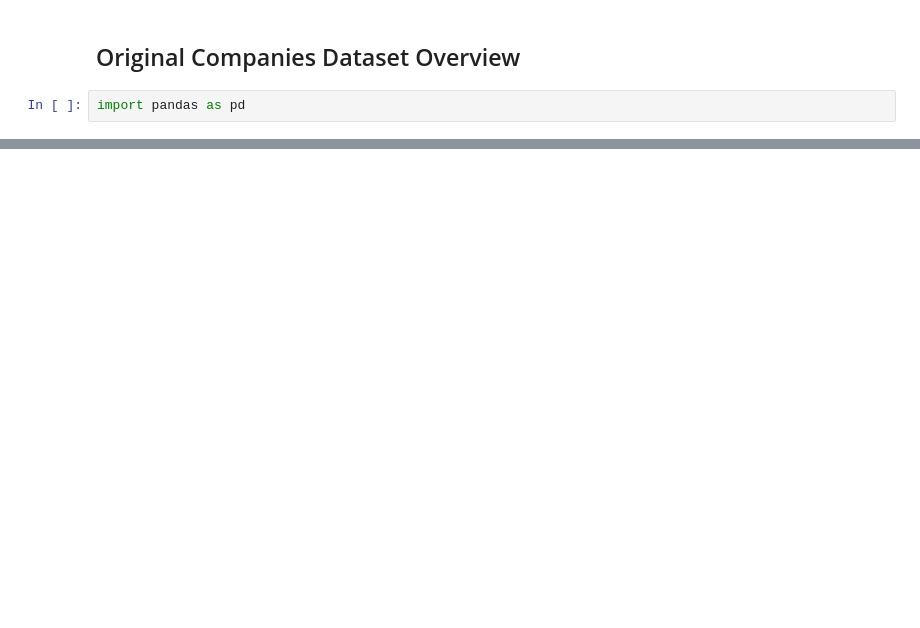
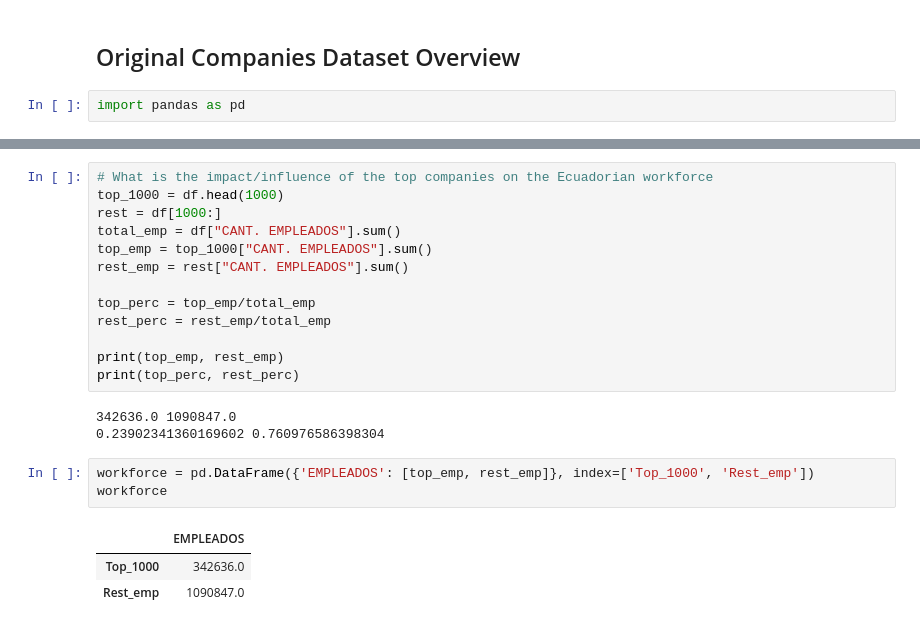
Before and after one commit to JFNebel/ecuadorian-graduates-workforce-mobility, a Jupyter notebook: Avance1/DatasetOverview.ipynb, the cells around one changed output, grey strips where cells are left out. Cells and saved outputs as stored; diff of their text form; blank space fills up the shorter version.

```diff
--- a/Avance1/DatasetOverview.ipynb
+++ b/Avance1/DatasetOverview.ipynb
@@ -9,0 +63,23 @@ FileNotFoundError: [Errno 2] No such file or directory: 'Datasets/originalSuperC
+# %%
+# What is the impact/influence of the top companies on the Ecuadorian workforce
+top_1000 = df.head(1000)
+rest = df[1000:]
+total_emp = df["CANT. EMPLEADOS"].sum()
+top_emp = top_1000["CANT. EMPLEADOS"].sum()
+rest_emp = rest["CANT. EMPLEADOS"].sum()
+
+top_perc = top_emp/total_emp
+rest_perc = rest_emp/total_emp
+
+print(top_emp, rest_emp)
+print(top_perc, rest_perc)
+# %% [output]
+342636.0 1090847.0
+0.23902341360169602 0.760976586398304
+# %%
+workforce = pd.DataFrame({'EMPLEADOS': [top_emp, rest_emp]}, index=['Top_1000', 'Rest_emp'])
+workforce
+# %% [output]
+|  | EMPLEADOS |
+| Top_1000 | 342636.0 |
+| Rest_emp | 1090847.0 |
```
Also changed, not shown: parts of 8 cells of this notebook, 2 other files.
